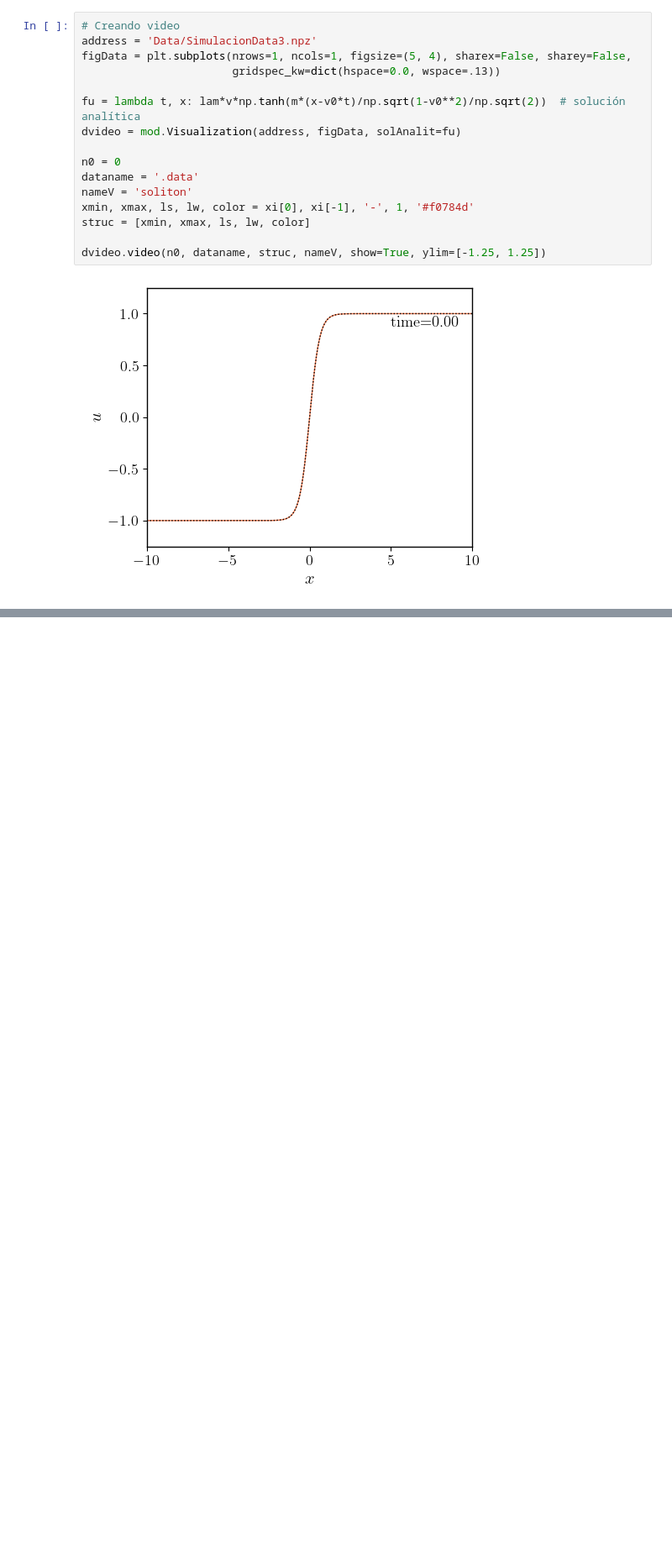
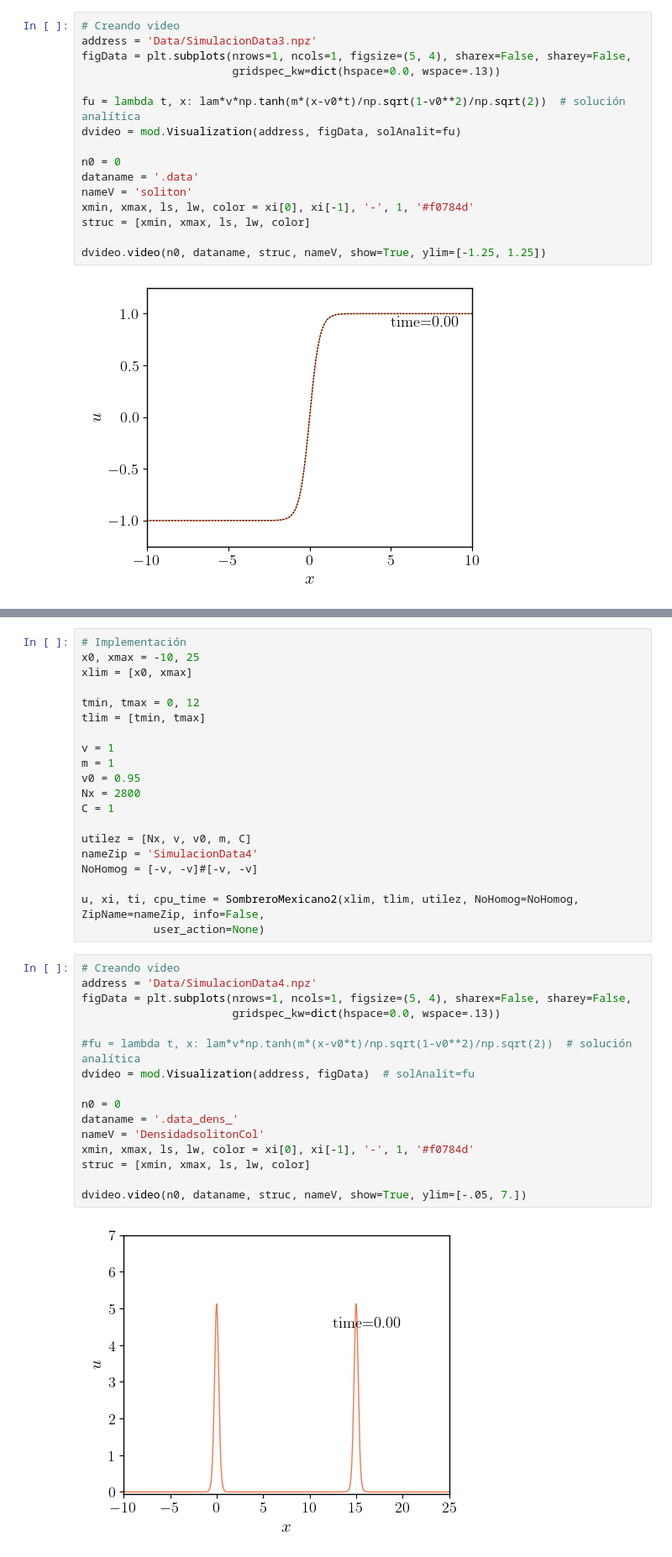
Before and after one commit to Mandy8808/GR_NS_BS, a Jupyter notebook: Solitons/Notebook/Ejemplos.ipynb, the cells around one changed output, grey strips where cells are left out. Shown at 84% size. Cells and saved outputs as stored; diff of their text form; blank space fills up the shorter version.

```diff
--- a/Solitons/Notebook/Ejemplos.ipynb
+++ b/Solitons/Notebook/Ejemplos.ipynb
@@ -248,0 +331,38 @@ dvideo.video(n0, dataname, struc, nameV, show=True, ylim=[-1.25, 1.25])
+# %%
+# Implementación
+x0, xmax = -10, 25
+xlim = [x0, xmax]
+
+tmin, tmax = 0, 12
+tlim = [tmin, tmax]
+
+v = 1
+m = 1
+v0 = 0.95
+Nx = 2800
+C = 1
+
+utilez = [Nx, v, v0, m, C]
+nameZip = 'SimulacionData4'
+NoHomog = [-v, -v]#[-v, -v]
+
+u, xi, ti, cpu_time = SombreroMexicano2(xlim, tlim, utilez, NoHomog=NoHomog, ZipName=nameZip, info=False,
+           user_action=None)
+# %%
+# Creando video
+address = 'Data/SimulacionData4.npz'
+figData = plt.subplots(nrows=1, ncols=1, figsize=(5, 4), sharex=False, sharey=False,
+                       gridspec_kw=dict(hspace=0.0, wspace=.13))
+
+#fu = lambda t, x: lam*v*np.tanh(m*(x-v0*t)/np.sqrt(1-v0**2)/np.sqrt(2))  # solución analítica
+dvideo = mod.Visualization(address, figData)  # solAnalit=fu
+
+n0 = 0
+dataname = '.data_dens_'
+nameV = 'DensidadsolitonCol'
+xmin, xmax, ls, lw, color = xi[0], xi[-1], '-', 1, '#f0784d'
+struc = [xmin, xmax, ls, lw, color]
+
+dvideo.video(n0, dataname, struc, nameV, show=True, ylim=[-.05, 7.])
+# %% [output]
+[figure, added]
```
Also changed, not shown: parts of 13 cells of this notebook, 12 other files.
